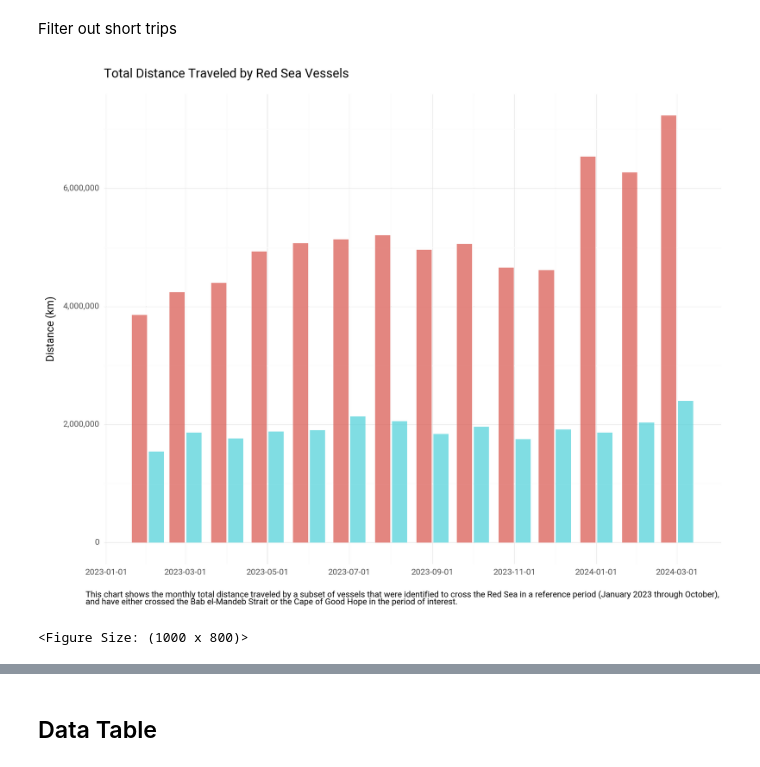
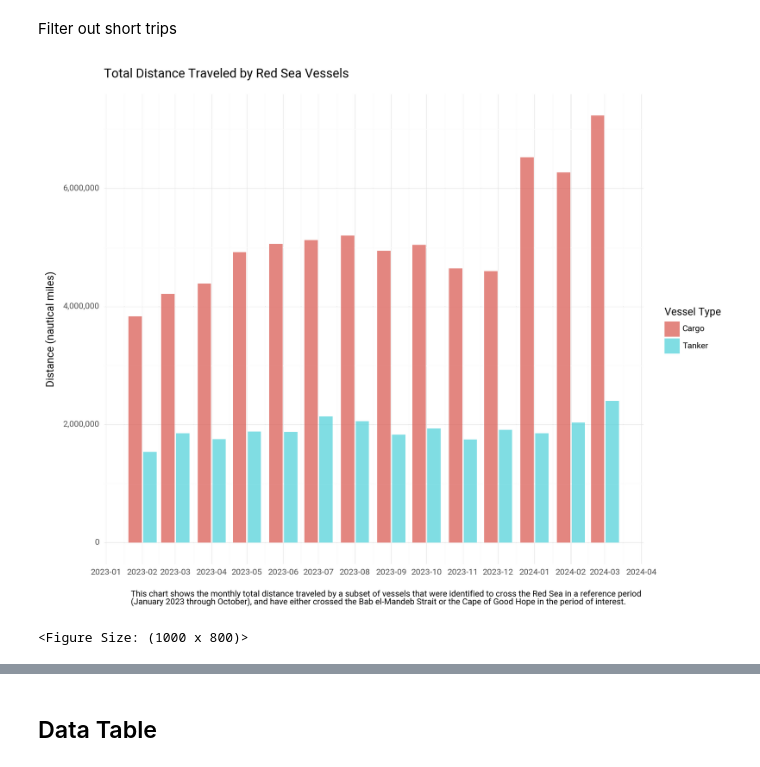
Before and after one commit to datapartnership/red-sea-monitoring, a Jupyter notebook: notebooks/routes/4-aggregate.ipynb, the cells around one changed output, grey strips where cells are left out. Drawn from its saved outputs; the diff is of its cells as text; code cells hidden in the pictures.

```diff
--- a/notebooks/routes/4-aggregate.ipynb
+++ b/notebooks/routes/4-aggregate.ipynb
@@ -87,6 +85,8 @@ df2.loc[:, "ymd"] = df2.apply(lambda x: datetime(year=x['year'], month=x['month'
 df_cape = df2.loc[(df2.Port=='Cape of Good Hope') | (df2.prev_port=='Cape of Good Hope')].copy()
 df_bab = df2.loc[(df2.Port=='Bab el-Mandeb Strait') | (df2.prev_port=='Bab el-Mandeb Strait')].copy()
 df3 = pd.concat([df_cape, df_bab])
+df3.reset_index(drop=False, inplace=True)
+df3 = df3.loc[~df3.duplicated(subset='index')].copy()
 group_cols = ['ymd', 'vessel_type']
 data_cols = ['time_travel', 'distance']
 df_agg = df3.groupby(group_cols)[data_cols].sum().reset_index()
@@ -95,30 +95,32 @@ df_agg_bab = df_bab.groupby(group_cols)[data_cols].sum().reset_index()
 # %%
 p0 = (
     ggplot(df_agg, aes(x="ymd", y="distance", fill="vessel_type"))  #
     + geom_bar(
         alpha=3 / 4,
         stat="identity",
         position="dodge2",
     )
     + labs(
         x="",
-        y="Distance (km)",
+        y="Distance (nautical miles)",
         title=f"Total Distance Traveled by Red Sea Vessels",
-        caption="This chart shows the monthly total distance traveled by a subset of vessels that were identified to cross the Red Sea in a reference period (January 2023 through October), \nand have either crossed the Bab el-Mandeb Strait or the Cape of Good Hope in the period of interest.",
+        caption="This chart shows the monthly total distance traveled by a subset of vessels that were identified to cross the Red Sea in a reference period \n(January 2023 through October), and have either crossed the Bab el-Mandeb Strait or the Cape of Good Hope in the period of interest.",
+        fill="Vessel Type"
     )
     + theme_minimal()
     + theme(text=element_text(family="Roboto"))
     + scale_y_continuous(labels=comma_format())
+    + scale_x_datetime(breaks=date_breaks("1 month"), labels=date_format("%Y-%m"))
     # + scale_fill_manual(values=["#d73027", "#1a9850"])
     # + theme(axis_text_x=element_text(rotation=45, hjust=1))
-    + theme(legend_position="none")
+    + theme(legend_position="right")
 )
 display(p0)
 p0.save(
     filename=join(charts_dir, 'routes', f"distance-traveled.jpeg"), dpi=300
 )
 # %% [output]
-[figure, old version]
+[figure, new version]
 <Figure Size: (1000 x 800)>
 # %%
 p1 = (
```
Also changed, not shown: parts of 45 cells of this notebook, 8 other files.
